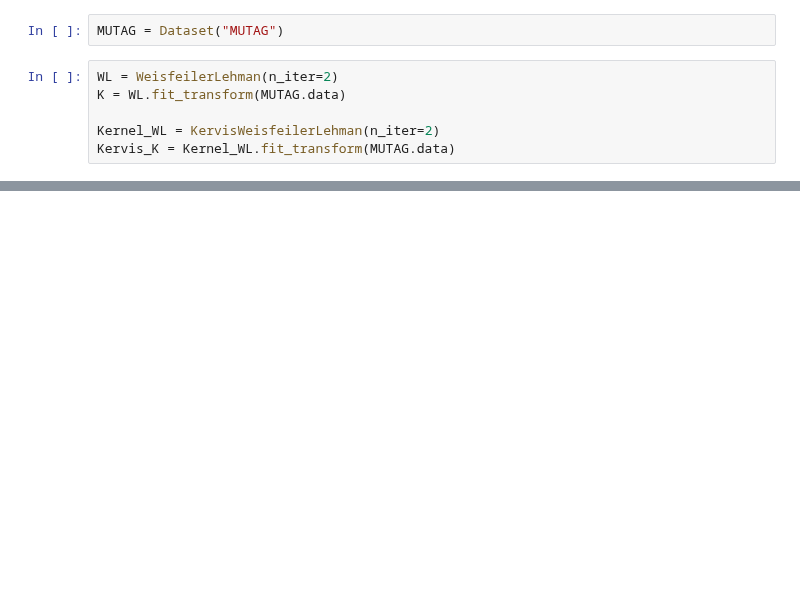
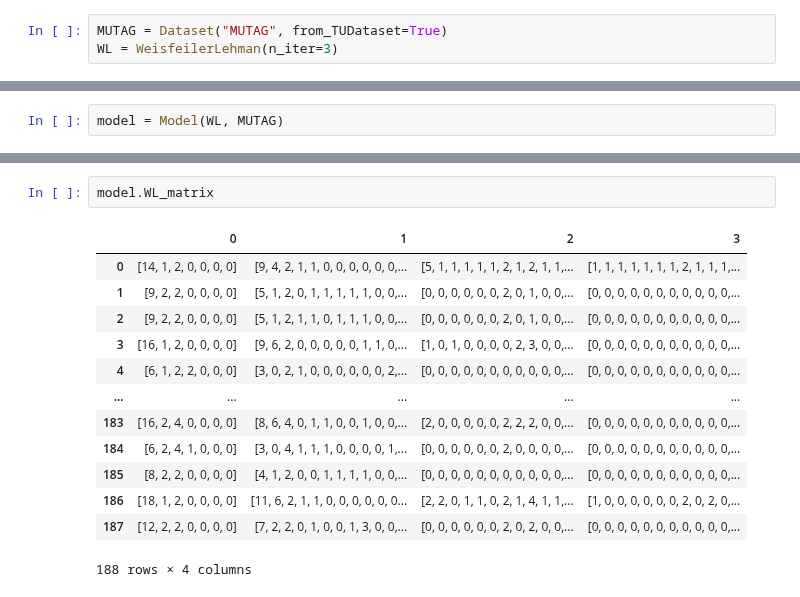
Before and after one commit to congrendai/MSc_Individual_Project, a Jupyter notebook: WL.ipynb, the cells around one changed output, grey strips where cells are left out. Cells and saved outputs as stored; diff of their text form; blank space fills up the shorter version.

```diff
--- a/WL.ipynb
+++ b/WL.ipynb
@@ -6,10 +6,5 @@ from kervis.kernels import WeisfeilerLehman as KervisWeisfeilerLehman
 The 'nopython' keyword argument was not supplied to the 'numba.jit' decorator. The implicit default value for this argument is currently False, but it will be changed to True in Numba 0.59.0. See http ...
 The 'nopython' keyword argument was not supplied to the 'numba.jit' decorator. The implicit default value for this argument is currently False, but it will be changed to True in Numba 0.59.0. See http ...
 # %%
-MUTAG = Dataset("MUTAG")
+MUTAG = Dataset("MUTAG", from_TUDataset=True)
+WL = WeisfeilerLehman(n_iter=3)
-# %%
-WL = WeisfeilerLehman(n_iter=2)
-K = WL.fit_transform(MUTAG.data)
-
-Kernel_WL = KervisWeisfeilerLehman(n_iter=2)
-Kervis_K = Kernel_WL.fit_transform(MUTAG.data)
@@ -53,0 +11,2 @@ MUTAG.plot_graph(1)
+# %%
+model = Model(WL, MUTAG)
@@ -53,0 +51,16 @@ MUTAG.plot_graph(1)
+# %%
+model.WL_matrix
+# %% [output]
+|  | 0 | 1 | 2 | 3 |
+| 0 | [14, 1, 2, 0, 0, 0, 0] | [9, 4, 2, 1, 1, 0, 0, 0, 0, 0, 0,... | [5, 1, 1, 1, 1, 1, 2, 1, 2, 1, 1,... | [1, 1, 1, 1, 1, 1, 1, 2, 1, 1, 1,... |
+| 1 | [9, 2, 2, 0, 0, 0, 0] | [5, 1, 2, 0, 1, 1, 1, 1, 1, 0, 0,... | [0, 0, 0, 0, 0, 0, 2, 0, 1, 0, 0,... | [0, 0, 0, 0, 0, 0, 0, 0, 0, 0, 0,... |
+| 2 | [9, 2, 2, 0, 0, 0, 0] | [5, 1, 2, 1, 1, 0, 1, 1, 1, 0, 0,... | [0, 0, 0, 0, 0, 0, 2, 0, 1, 0, 0,... | [0, 0, 0, 0, 0, 0, 0, 0, 0, 0, 0,... |
+| 3 | [16, 1, 2, 0, 0, 0, 0] | [9, 6, 2, 0, 0, 0, 0, 0, 1, 1, 0,... | [1, 0, 1, 0, 0, 0, 0, 2, 3, 0, 0,... | [0, 0, 0, 0, 0, 0, 0, 0, 0, 0, 0,... |
+| 4 | [6, 1, 2, 2, 0, 0, 0] | [3, 0, 2, 1, 0, 0, 0, 0, 0, 0, 2,... | [0, 0, 0, 0, 0, 0, 0, 0, 0, 0, 0,... | [0, 0, 0, 0, 0, 0, 0, 0, 0, 0, 0,... |
+| ... | ... | ... | ... | ... |
+| 183 | [16, 2, 4, 0, 0, 0, 0] | [8, 6, 4, 0, 1, 1, 0, 0, 1, 0, 0,... | [2, 0, 0, 0, 0, 0, 2, 2, 2, 0, 0,... | [0, 0, 0, 0, 0, 0, 0, 0, 0, 0, 0,... |
+| 184 | [6, 2, 4, 1, 0, 0, 0] | [3, 0, 4, 1, 1, 1, 0, 0, 0, 0, 1,... | [0, 0, 0, 0, 0, 0, 2, 0, 0, 0, 0,... | [0, 0, 0, 0, 0, 0, 0, 0, 0, 0, 0,... |
+| 185 | [8, 2, 2, 0, 0, 0, 0] | [4, 1, 2, 0, 0, 1, 1, 1, 1, 0, 0,... | [0, 0, 0, 0, 0, 0, 0, 0, 0, 0, 0,... | [0, 0, 0, 0, 0, 0, 0, 0, 0, 0, 0,... |
+| 186 | [18, 1, 2, 0, 0, 0, 0] | [11, 6, 2, 1, 1, 0, 0, 0, 0, 0, 0... | [2, 2, 0, 1, 1, 0, 2, 1, 4, 1, 1,... | [1, 0, 0, 0, 0, 0, 0, 2, 0, 2, 0,... |
+| 187 | [12, 2, 2, 0, 0, 0, 0] | [7, 2, 2, 0, 1, 0, 0, 1, 3, 0, 0,... | [0, 0, 0, 0, 0, 0, 2, 0, 2, 0, 0,... | [0, 0, 0, 0, 0, 0, 0, 0, 0, 0, 0,... |
+188 rows × 4 columns
```
Also changed, not shown: parts of 10 cells of this notebook, 5 other files.
